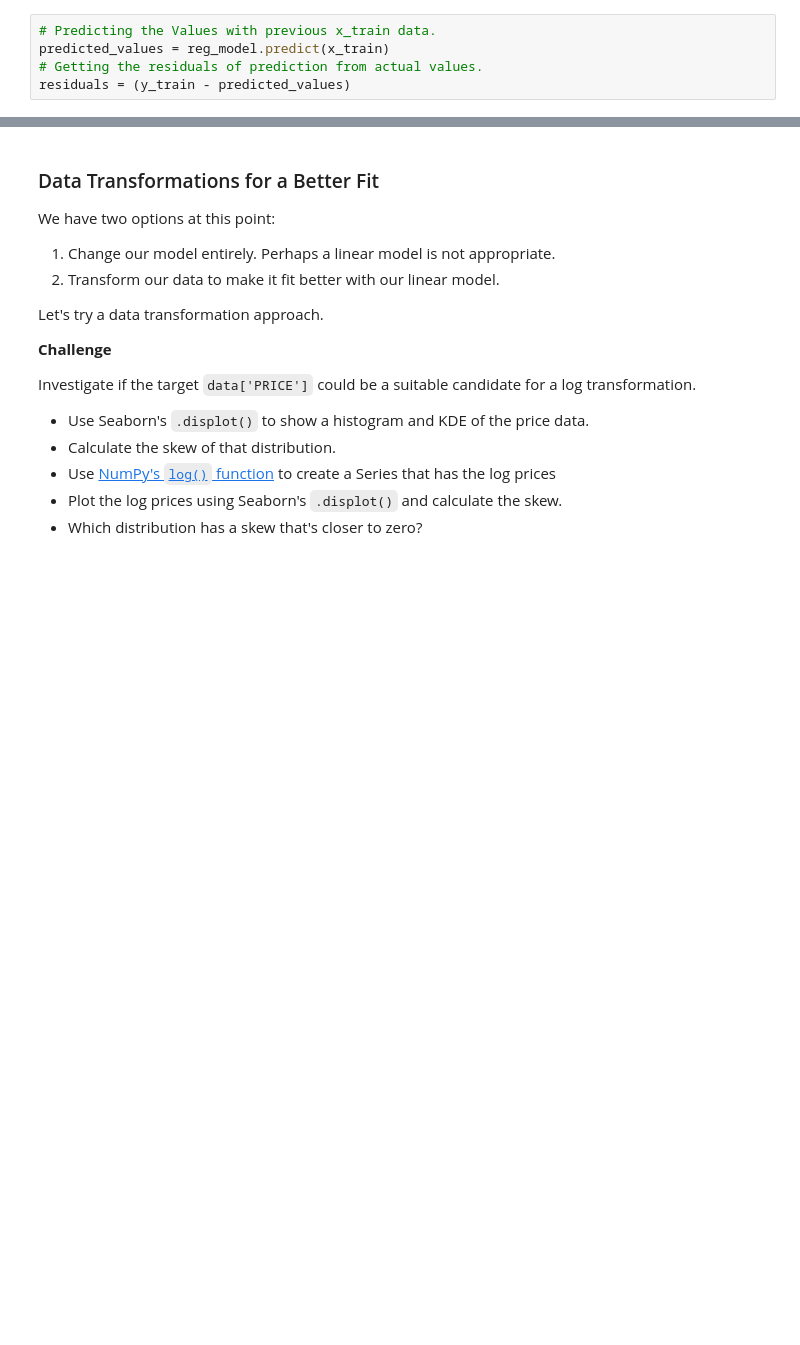
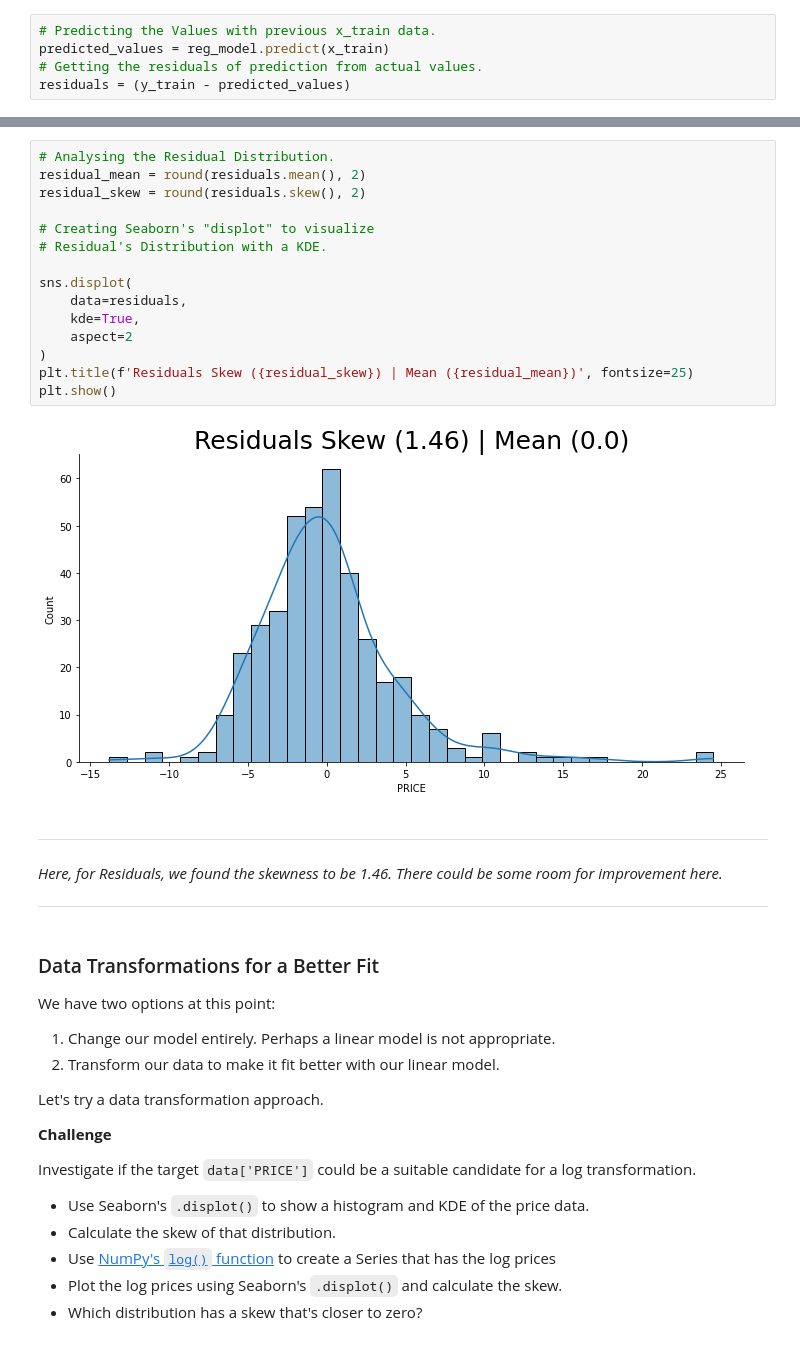
Before and after one commit to DarkDk123/House-valuation-model, a Jupyter notebook: Multivariable_Regression_and_Valuation_Model_(start).ipynb, the cells around one changed output, grey strips where cells are left out. Saved outputs shown, nothing was run; the diff lists cells and outputs as text; blank space fills up the shorter version.

Commit message:
Analysed Residual Skewness & mean

```diff
--- a/Multivariable_Regression_and_Valuation_Model_(start).ipynb
+++ b/Multivariable_Regression_and_Valuation_Model_(start).ipynb
@@ -730,6 +729,28 @@ In an ideal case, what we want is something close to a normal distribution. A no
 * Again, use Seaborn's `.displot()` to create a histogram and superimpose the Kernel Density Estimate (KDE)
 * Is the skewness different from zero? If so, by how much?
 * Is the mean different from zero?
+# %%
+# Analysing the Residual Distribution.
+residual_mean = round(residuals.mean(), 2)
+residual_skew = round(residuals.skew(), 2)
+
+# Creating Seaborn's "displot" to visualize
+# Residual's Distribution with a KDE.
+
+sns.displot(
+    data=residuals,
+    kde=True,
+    aspect=2
+)
+plt.title(f'Residuals Skew ({residual_skew}) | Mean ({residual_mean})', fontsize=25)
+plt.show()
+# %% [output]
+[figure, added]
+# %% [markdown]
+***
+<em>Here, for Residuals, we found the skewness to be 1.46.
+There could be some room for improvement here.</em>
+***
 # %% [markdown]
 ### Data Transformations for a Better Fit
 
```
Also changed, not shown: parts of 2 cells of this notebook.
